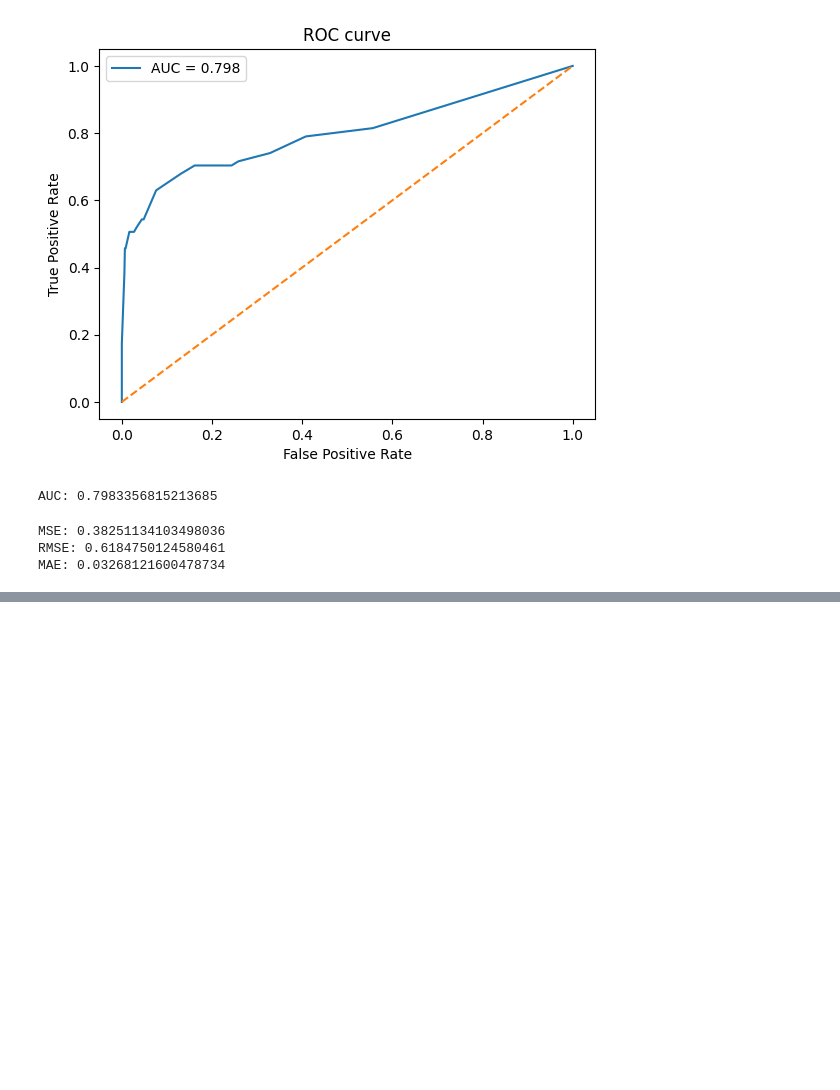
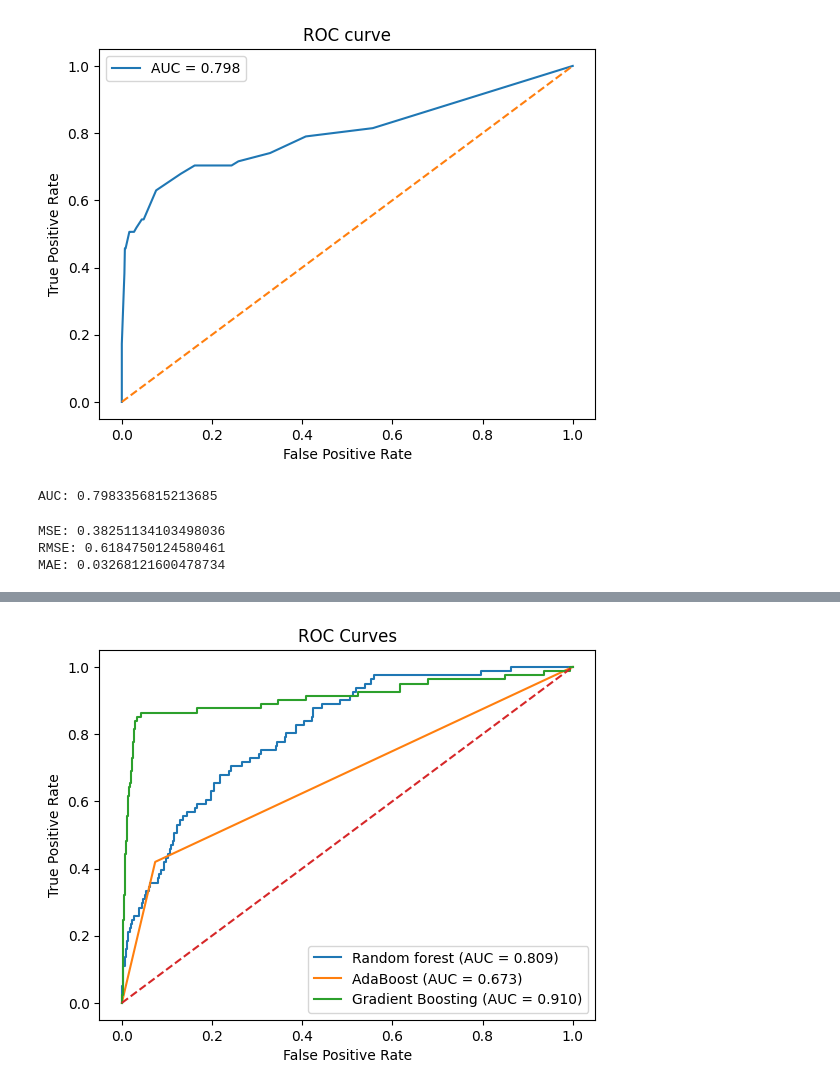
Before and after one commit to maineugene/ml-1, a Jupyter notebook: main.ipynb, the cells around one changed output, grey strips where cells are left out. Cells and saved outputs as stored; diff of their text form; code cells hidden in the pictures; blank space fills up the shorter version.

Commit message:
RandomForest, AdaBoost, Gradient Boosting

```diff
--- a/main.ipynb
+++ b/main.ipynb
@@ -514,0 +542,12 @@ MAE: 0.03268121600478734
+# %%
+base_tree = DecisionTreeClassifier(
+    max_depth=2, class_weight='balanced'
+)
+
+ada_model = AdaBoostClassifier(estimator=base_tree,
+                               n_estimators=200,
+                               random_state=42)
+ada_model.fit(X_train, y_clf_train)
+y_pred_ada = ada_model.predict(X_test)
+print("AdaBoost:\n")
+print(classification_report(y_clf_test, y_pred_ada))
@@ -514,0 +565,7 @@ MAE: 0.03268121600478734
+# %%
+gb_model = GradientBoostingClassifier(n_estimators=100,
+                                      random_state=42)
+gb_model.fit(X_train, y_clf_train)
+y_pred_gb = gb_model.predict(X_test)
+print("Gradient Boosting:\n")
+print(classification_report(y_clf_test, y_pred_gb))
@@ -514,0 +583,25 @@ MAE: 0.03268121600478734
+# %%
+rf_proba = rf_model.predict_proba(X_test)[:, 1]
+ada_proba = ada_model.predict_proba(X_test)[:, 1]
+gb_proba = gb_model.predict_proba(X_test)[:, 1]
+
+fpr_rf, tpr_rf, _ = roc_curve(y_clf_test, rf_proba)
+fpr_ada, tpr_ada, _ = roc_curve(y_clf_test, ada_proba)
+fpr_gb, tpr_gb, _ = roc_curve(y_clf_test, gb_proba)
+
+auc_rf = auc(fpr_rf, tpr_rf)
+auc_ada = auc(fpr_ada, tpr_ada)
+auc_gb = auc(fpr_gb, tpr_gb)
+
+plt.figure()
+plt.plot(fpr_rf, tpr_rf, label = f"Random forest (AUC = {auc_rf:.3f})")
+plt.plot(fpr_ada, tpr_ada, label = f"AdaBoost (AUC = {auc_ada:.3f})")
+plt.plot(fpr_gb, tpr_gb, label = f"Gradient Boosting (AUC = {auc_gb:.3f})")
+plt.plot([0,1], [0,1], linestyle = '--')
+plt.xlabel("False Positive Rate")
+plt.ylabel("True Positive Rate")
+plt.title("ROC Curves")
+plt.legend()
+plt.show()
+# %% [output]
+[figure, added]
```
Also changed, not shown: parts of 5 cells of this notebook.
